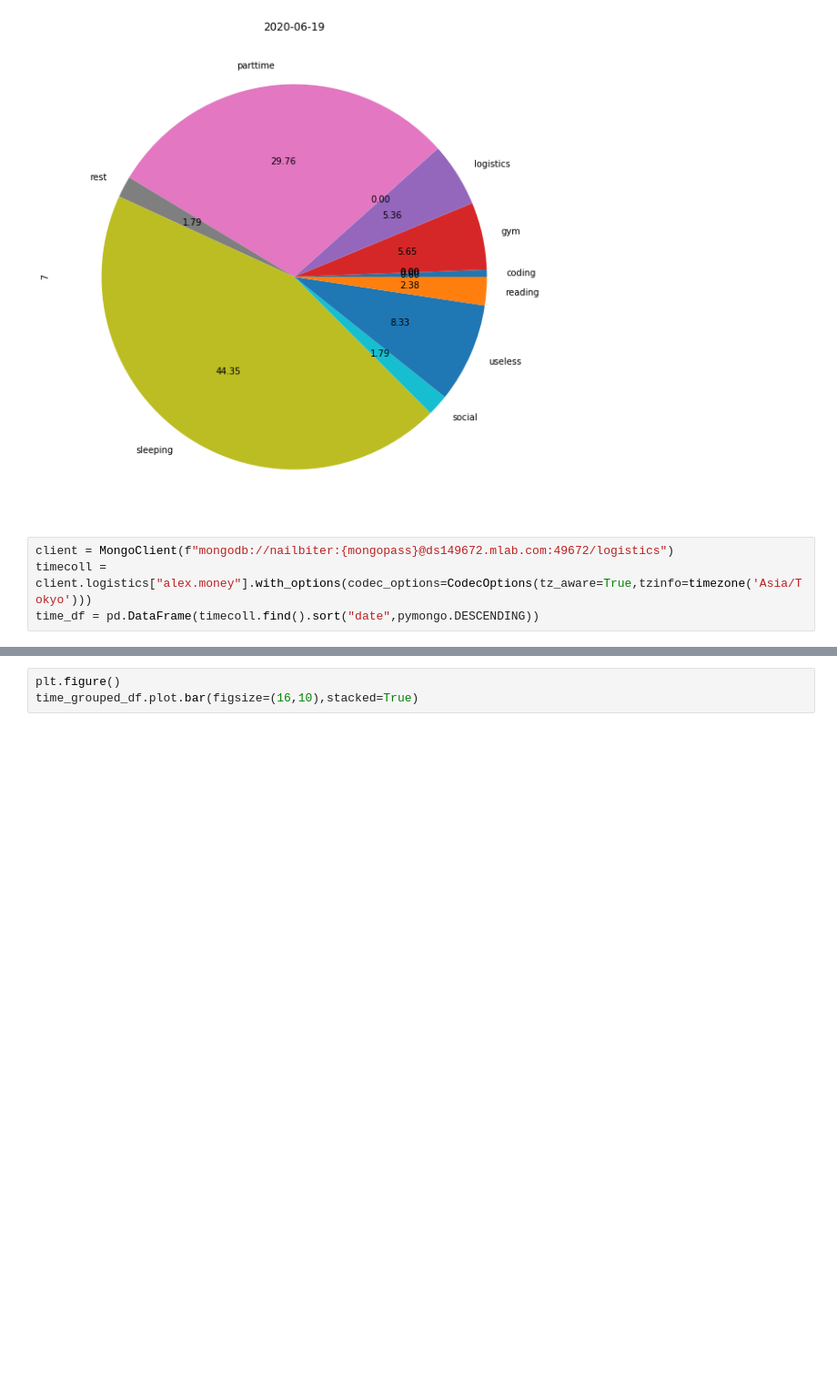
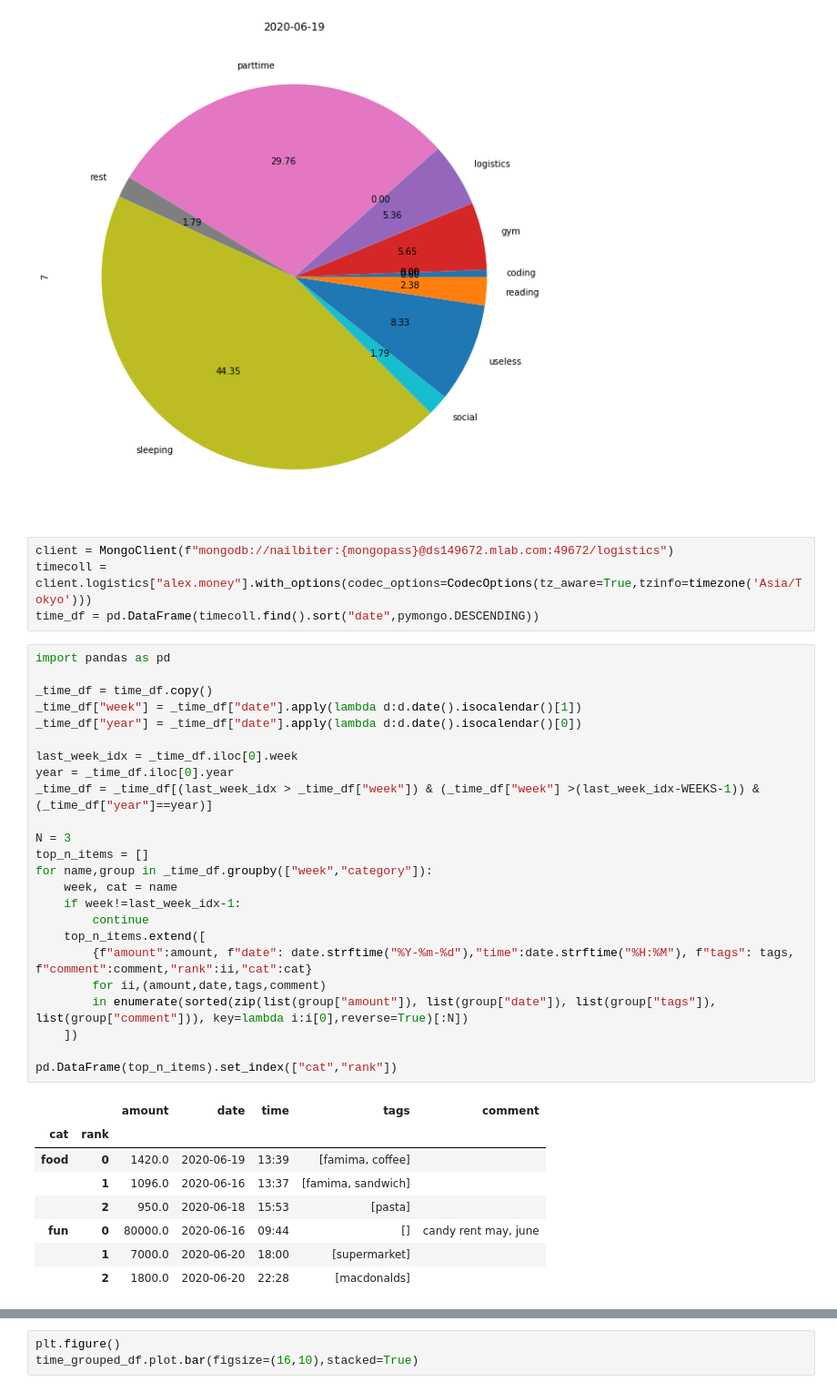
Before and after one commit to nailbiter/for, a Jupyter notebook: forjupiter/weekly-analysis.ipynb, the cells around one changed output, grey strips where cells are left out. Shown at 91% size. Drawn from its saved outputs; the diff is of its cells as text; blank space fills up the shorter version.

```diff
--- a/forjupiter/weekly-analysis.ipynb
+++ b/forjupiter/weekly-analysis.ipynb
@@ -81,6 +81,39 @@ for i in range(WEEKS):
 client = MongoClient(f"mongodb://nailbiter:{mongopass}@ds149672.mlab.com:49672/logistics")
 timecoll = client.logistics["alex.money"].with_options(codec_options=CodecOptions(tz_aware=True,tzinfo=timezone('Asia/Tokyo')))
 time_df = pd.DataFrame(timecoll.find().sort("date",pymongo.DESCENDING))
+# %%
+import pandas as pd
+
+_time_df = time_df.copy()
+_time_df["week"] = _time_df["date"].apply(lambda d:d.date().isocalendar()[1])
+_time_df["year"] = _time_df["date"].apply(lambda d:d.date().isocalendar()[0])
+
+last_week_idx = _time_df.iloc[0].week
+year = _time_df.iloc[0].year
+_time_df = _time_df[(last_week_idx > _time_df["week"]) & (_time_df["week"] >(last_week_idx-WEEKS-1)) & (_time_df["year"]==year)]
+
+N = 3
+top_n_items = []
+for name,group in _time_df.groupby(["week","category"]):
+    week, cat = name
+    if week!=last_week_idx-1:
+        continue
+    top_n_items.extend([
+        {f"amount":amount, f"date": date.strftime("%Y-%m-%d"),"time":date.strftime("%H:%M"), f"tags": tags, f"comment":comment,"rank":ii,"cat":cat}
+        for ii,(amount,date,tags,comment)
+        in enumerate(sorted(zip(list(group["amount"]), list(group["date"]), list(group["tags"]), list(group["comment"])), key=lambda i:i[0],reverse=True)[:N])
+    ])
+
+pd.DataFrame(top_n_items).set_index(["cat","rank"])
+# %% [output]
+|  |  | amount | date | time | tags | comment |
+| cat | rank |  |  |  |  |  |
+| food | 0 | 1420.0 | 2020-06-19 | 13:39 | [famima, coffee] |  |
+|  | 1 | 1096.0 | 2020-06-16 | 13:37 | [famima, sandwich] |  |
+|  | 2 | 950.0 | 2020-06-18 | 15:53 | [pasta] |  |
+| fun | 0 | 80000.0 | 2020-06-16 | 09:44 | [] | candy rent may, june |
+|  | 1 | 7000.0 | 2020-06-20 | 18:00 | [supermarket] |  |
+|  | 2 | 1800.0 | 2020-06-20 | 22:28 | [macdonalds] |  |
 # %%
 time_df["week"] = time_df["date"].apply(lambda d:d.date().isocalendar()[1])
 time_df["year"] = time_df["date"].apply(lambda d:d.date().isocalendar()[0])
```
Also changed, not shown: parts of 1 cell of this notebook.
